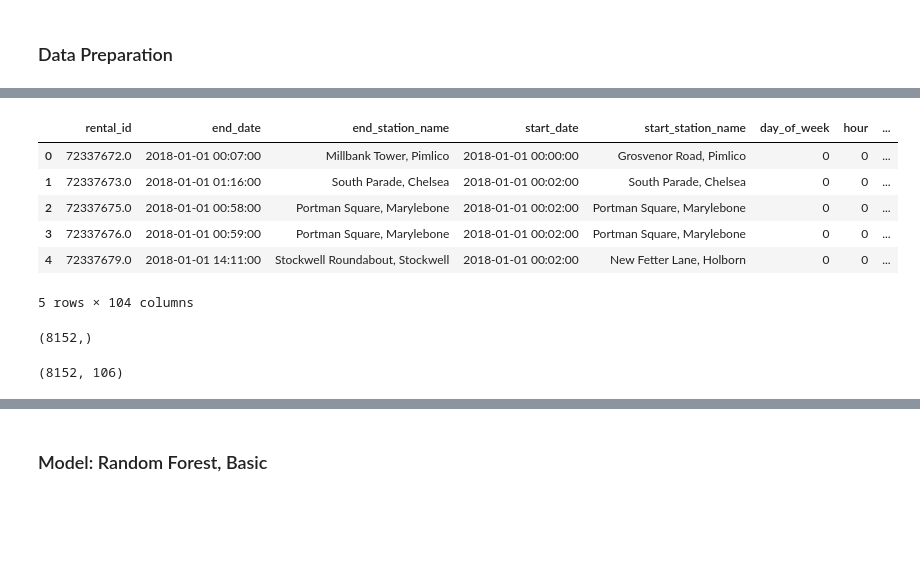
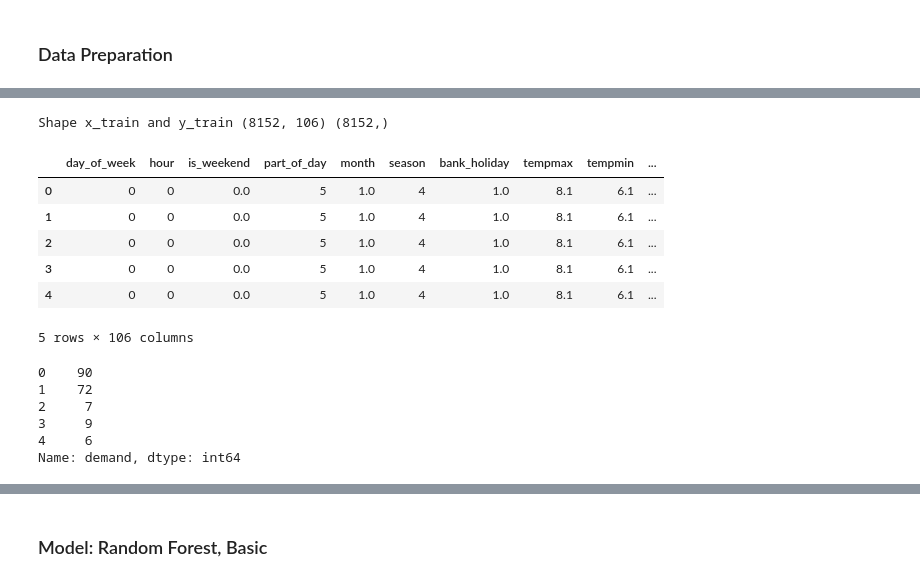
Before and after one commit to tabeaeggler/UrbanMobility, a Jupyter notebook: notebooks/05_model_random_forest.ipynb, the cells around one changed output, grey strips where cells are left out. Drawn from its saved outputs; the diff is of its cells as text; code cells hidden in the pictures; blank space fills up the shorter version.

Commit message:
refactored code, added prediction with dtandardised demand

```diff
--- a/notebooks/05_model_random_forest.ipynb
+++ b/notebooks/05_model_random_forest.ipynb
@@ -6,5 +20,5 @@ pd.options.display.max_seq_items = 2000
 # %% [markdown]
 ### Data Preparation
 # %%
-journey_train = pd.read_csv('../data/processed/journey_data_2018_01.csv', parse_dates=['end_date', 'start_date'], index_col=0)
-journey_test = pd.read_csv('../data/processed/journey_data_2019_01.csv', parse_dates=['end_date', 'start_date'], index_col=0)
+journey_train_18 = pd.read_csv('../data/processed/journey_data_2018.csv', parse_dates=['end_date', 'start_date'], index_col=0)
+journey_test_19 = pd.read_csv('../data/processed/journey_data_2019.csv', parse_dates=['end_date', 'start_date'], index_col=0)
@@ -11,10 +35,16 @@ journey_test = pd.read_csv('../data/processed/journey_data_2019_01.csv', parse_d
+# %%
+x_train, y_train, x_test, y_test, train_all = model.aggregate_demand_hourly(journey_train_18, journey_test_19)
+# %%
+print("Shape x_train and y_train",  x_train.shape, y_train.shape)
+# %% [output]
+Shape x_train and y_train (8152, 106) (8152,)
 # %%
-journey_train.head()
+x_train.head()
 # %% [output]
-|  | rental_id | end_date | end_station_name | start_date | start_station_name | day_of_week | hour | ... |
-| 0 | 72337672.0 | 2018-01-01 00:07:00 | Millbank Tower, Pimlico | 2018-01-01 00:00:00 | Grosvenor Road, Pimlico | 0 | 0 | ... |
-| 1 | 72337673.0 | 2018-01-01 01:16:00 | South Parade, Chelsea | 2018-01-01 00:02:00 | South Parade, Chelsea | 0 | 0 | ... |
-| 2 | 72337675.0 | 2018-01-01 00:58:00 | Portman Square, Marylebone | 2018-01-01 00:02:00 | Portman Square, Marylebone | 0 | 0 | ... |
-| 3 | 72337676.0 | 2018-01-01 00:59:00 | Portman Square, Marylebone | 2018-01-01 00:02:00 | Portman Square, Marylebone | 0 | 0 | ... |
-| 4 | 72337679.0 | 2018-01-01 14:11:00 | Stockwell Roundabout, Stockwell | 2018-01-01 00:02:00 | New Fetter Lane, Holborn | 0 | 0 | ... |
+|  | day_of_week | hour | is_weekend | part_of_day | month | season | bank_holiday | tempmax | tempmin | ... |
+| 0 | 0 | 0 | 0.0 | 5 | 1.0 | 4 | 1.0 | 8.1 | 6.1 | ... |
+| 1 | 0 | 0 | 0.0 | 5 | 1.0 | 4 | 1.0 | 8.1 | 6.1 | ... |
+| 2 | 0 | 0 | 0.0 | 5 | 1.0 | 4 | 1.0 | 8.1 | 6.1 | ... |
+| 3 | 0 | 0 | 0.0 | 5 | 1.0 | 4 | 1.0 | 8.1 | 6.1 | ... |
+| 4 | 0 | 0 | 0.0 | 5 | 1.0 | 4 | 1.0 | 8.1 | 6.1 | ... |
-5 rows × 104 columns
+5 rows × 106 columns
@@ -59,8 +51,9 @@ x_test = journey_test_hourly.drop(columns=cols_to_remove)
 # %%
-y_train.shape
+y_train.head()
 # %% [output]
-(8152,)
+0    90
+1    72
+2     7
+3     9
+4     6
+Name: demand, dtype: int64
-# %%
-x_train.shape
-# %% [output]
-(8152, 106)
```
Also changed, not shown: parts of 35 cells of this notebook, 4 other files.
